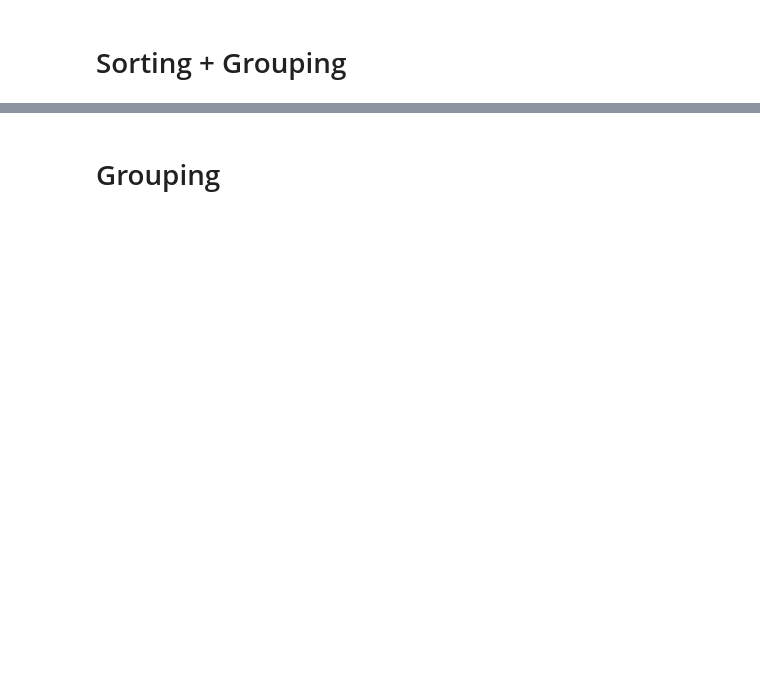
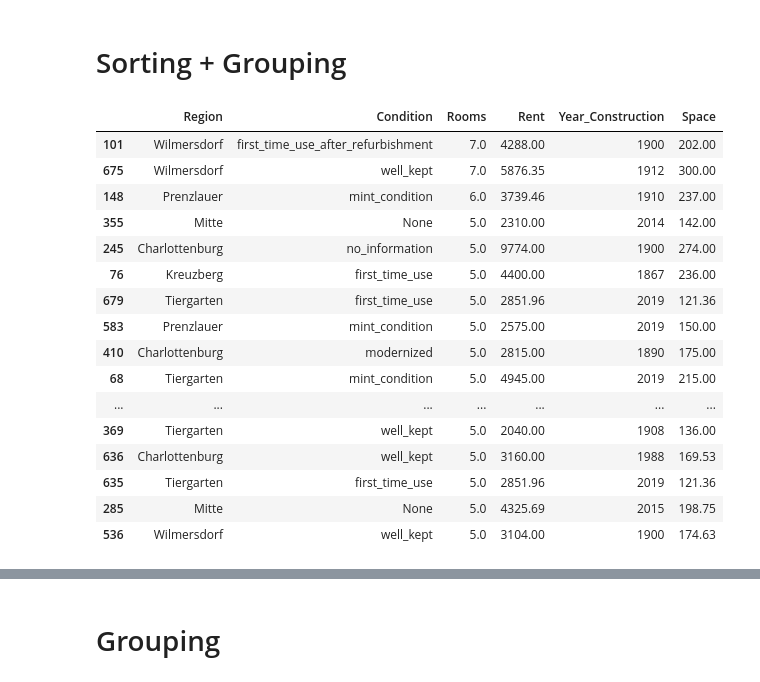
Before and after one commit to prisilveira/Redi, a Jupyter notebook: Introduction_to_Pandas_Homework.ipynb, the cells around one changed output, grey strips where cells are left out. Drawn from its saved outputs; the diff is of its cells as text; code cells hidden in the pictures; blank space fills up the shorter version.

```diff
--- a/Introduction_to_Pandas_Homework.ipynb
+++ b/Introduction_to_Pandas_Homework.ipynb
@@ -195,2 +425,4 @@ rentals_shuffled.head(10)
 # %%
 # Change the assignmnet, such that only rentals with 2 or more rooms, constructed after 2010 have this assignment
+rentals.loc[(rentals['Rooms']>=2) & (rentals['Year_Construction']>2010),'datasource']='2_rooms_after_2010'
+rentals.head()
@@ -197,2 +436,4 @@ rentals_shuffled.head(10)
 # %%
 # Add a new column "is_top" which is True if the `Condition` of the aparment is one of 'first_time_use', 'fully_renovated', 'mint_condition', and otherwise False.
+rentals['is_top'] = rentals['Condition'].isin(['first_time_use', 'fully_renovated', 'mint_condition'])
+rentals.head()
@@ -199,2 +447,4 @@ rentals_shuffled.head(10)
 # %%
 # Update the condition to only include apartments in 'Mitte'. Can you think of 2 ways to achieve this result?
+rentals.loc[rentals['Region']=='Mitte','Condition']=None
+rentals.head()
@@ -201,2 +458,4 @@ rentals_shuffled.head(10)
 # %%
 # Drop the 'datasource' and 'is_top' columns again
+rentals=rentals.drop(columns=['datasource','is_top'])
+rentals.head()
@@ -204,5 +470,24 @@ rentals_shuffled.head(10)
 # Sorting + Grouping
 # %%
 # Get the top-20 apartments based on the number of rooms
+rentals.sort_values(by='Rooms',ascending=False).head(20)
+# %% [output]
+|  | Region | Condition | Rooms | Rent | Year_Construction | Space |
+| 101 | Wilmersdorf | first_time_use_after_refurbishment | 7.0 | 4288.00 | 1900 | 202.00 |
+| 675 | Wilmersdorf | well_kept | 7.0 | 5876.35 | 1912 | 300.00 |
+| 148 | Prenzlauer | mint_condition | 6.0 | 3739.46 | 1910 | 237.00 |
+| 355 | Mitte | None | 5.0 | 2310.00 | 2014 | 142.00 |
+| 245 | Charlottenburg | no_information | 5.0 | 9774.00 | 1900 | 274.00 |
+| 76 | Kreuzberg | first_time_use | 5.0 | 4400.00 | 1867 | 236.00 |
+| 679 | Tiergarten | first_time_use | 5.0 | 2851.96 | 2019 | 121.36 |
+| 583 | Prenzlauer | mint_condition | 5.0 | 2575.00 | 2019 | 150.00 |
+| 410 | Charlottenburg | modernized | 5.0 | 2815.00 | 1890 | 175.00 |
+| 68 | Tiergarten | mint_condition | 5.0 | 4945.00 | 2019 | 215.00 |
+| ... | ... | ... | ... | ... | ... | ... |
+| 369 | Tiergarten | well_kept | 5.0 | 2040.00 | 1908 | 136.00 |
+| 636 | Charlottenburg | well_kept | 5.0 | 3160.00 | 1988 | 169.53 |
+| 635 | Tiergarten | first_time_use | 5.0 | 2851.96 | 2019 | 121.36 |
+| 285 | Mitte | None | 5.0 | 4325.69 | 2015 | 198.75 |
+| 536 | Wilmersdorf | well_kept | 5.0 | 3104.00 | 1900 | 174.63 |
 # %%
 # Get the top-20 most expensive and cheapest apartments
```
Also changed, not shown: parts of 53 cells of this notebook.
